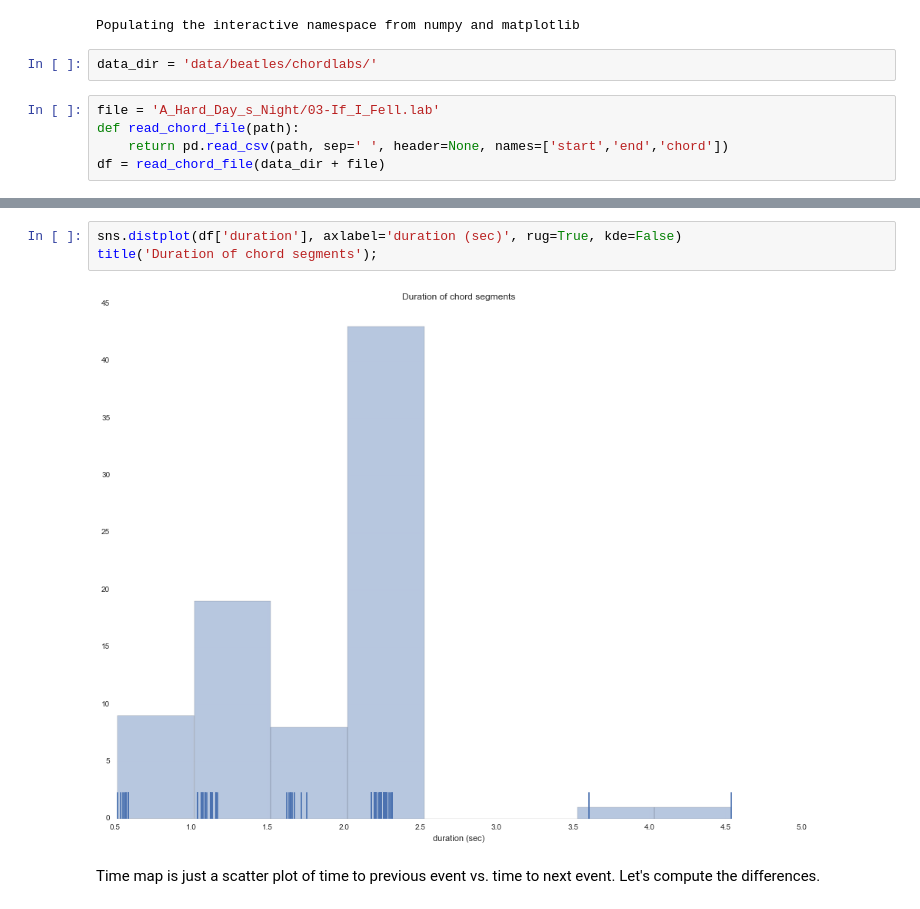
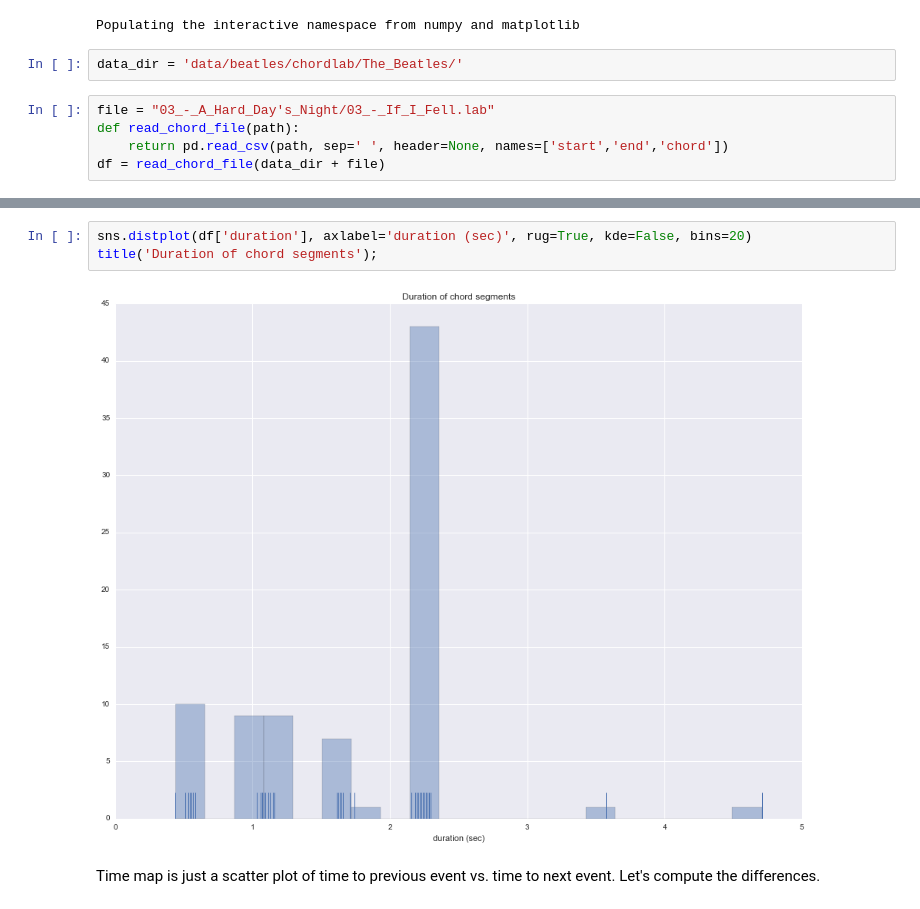
Before and after one commit to bzamecnik/ml, a Jupyter notebook: beatles/time_map_of_chord_events.ipynb, the cells around one changed output, grey strips where cells are left out. Cells and saved outputs as stored; diff of their text form.

```diff
--- a/beatles/time_map_of_chord_events.ipynb
+++ b/beatles/time_map_of_chord_events.ipynb
@@ -42,9 +42,9 @@ pylab.rcParams['figure.figsize'] = (16, 12)
 # %% [output]
 Populating the interactive namespace from numpy and matplotlib
 # %%
-data_dir = 'data/beatles/chordlabs/'
+data_dir = 'data/beatles/chordlab/The_Beatles/'
 # %%
-file = 'A_Hard_Day_s_Night/03-If_I_Fell.lab'
+file = "03_-_A_Hard_Day's_Night/03_-_If_I_Fell.lab"
 def read_chord_file(path):
     return pd.read_csv(path, sep=' ', header=None, names=['start','end','chord'])
 df = read_chord_file(data_dir + file)
@@ -91,8 +93,8 @@ plot(df['duration'], '.');
 # %%
-sns.distplot(df['duration'], axlabel='duration (sec)', rug=True, kde=False)
+sns.distplot(df['duration'], axlabel='duration (sec)', rug=True, kde=False, bins=20)
 title('Duration of chord segments');
 # %% [output]
-[figure, old version]
+[figure, new version]
 # %% [markdown]
 Time map is just a scatter plot of time to previous event vs. time to next event. Let's compute the differences.
 # %%
```
Also changed, not shown: parts of 45 cells of this notebook.
